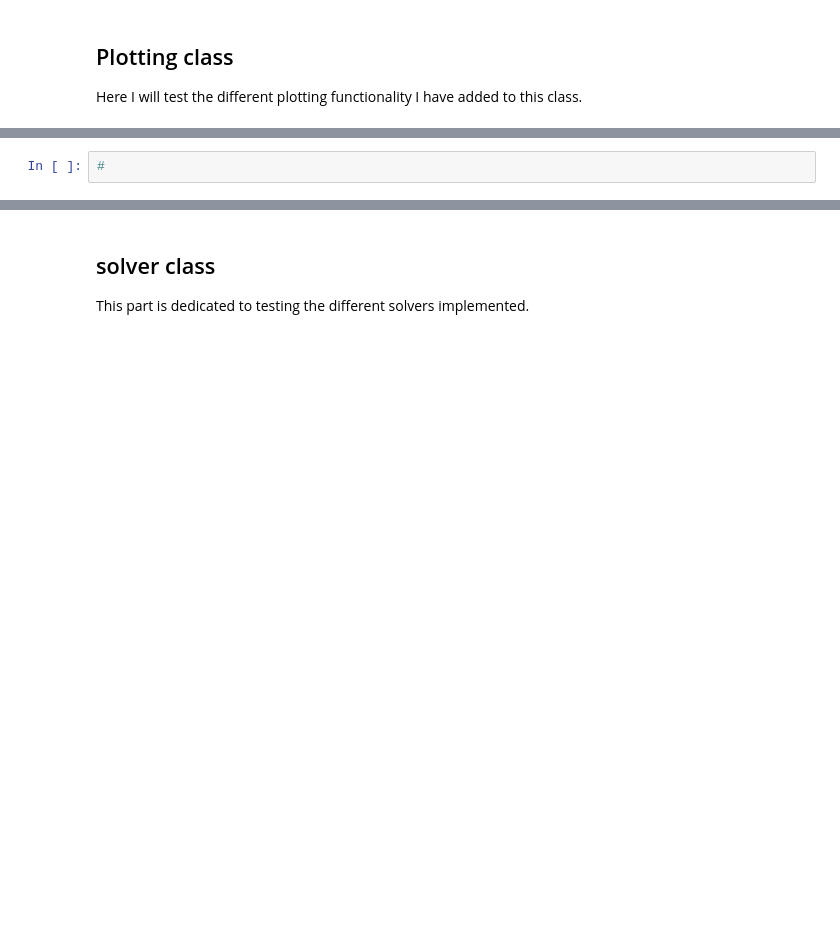
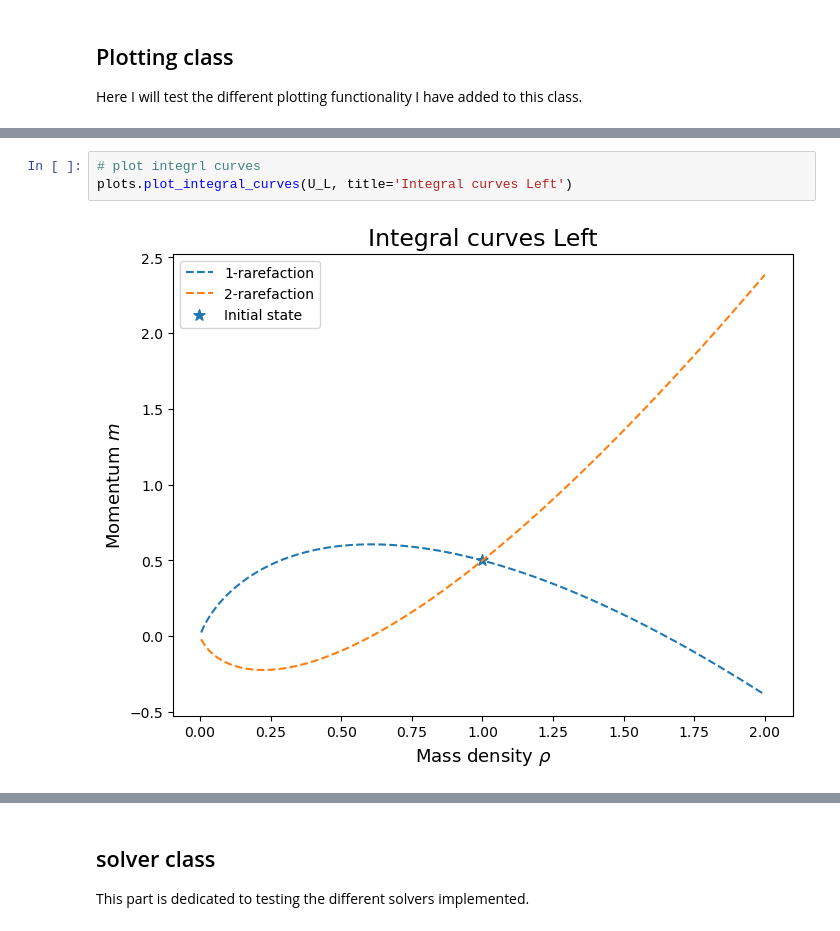
Before and after one commit to BertDepoorter/Individual_CMfAA, a Jupyter notebook: debugging.ipynb, the cells around one changed output, grey strips where cells are left out. Cells and saved outputs as stored; diff of their text form; blank space fills up the shorter version.

```diff
--- a/debugging.ipynb
+++ b/debugging.ipynb
@@ -34,2 +40,5 @@ plots.plot_Hugoniot_locus(U)
 # %%
-#
+# plot integrl curves
+plots.plot_integral_curves(U_L, title='Integral curves Left')
+# %% [output]
+[figure, added]
```
Also changed, not shown: parts of 3 cells of this notebook, 4 other files.
